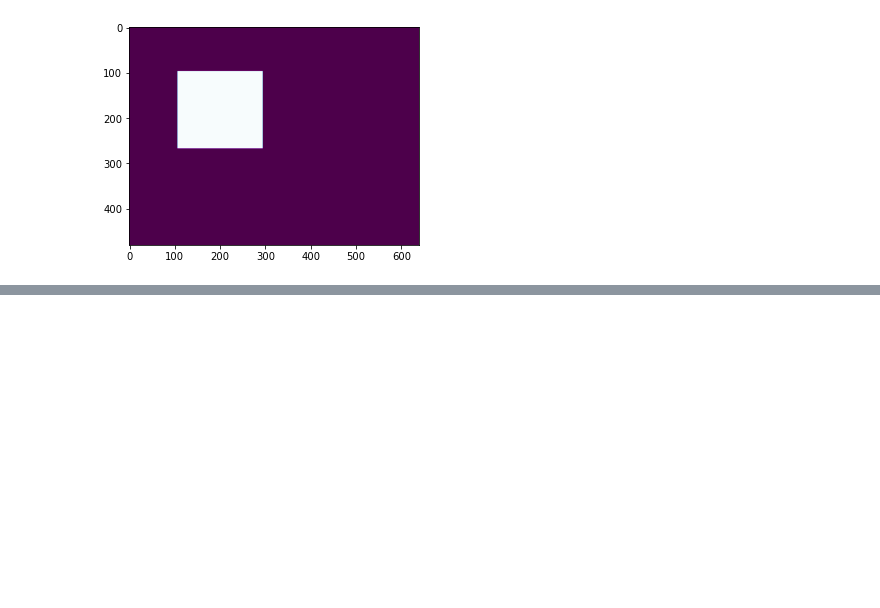
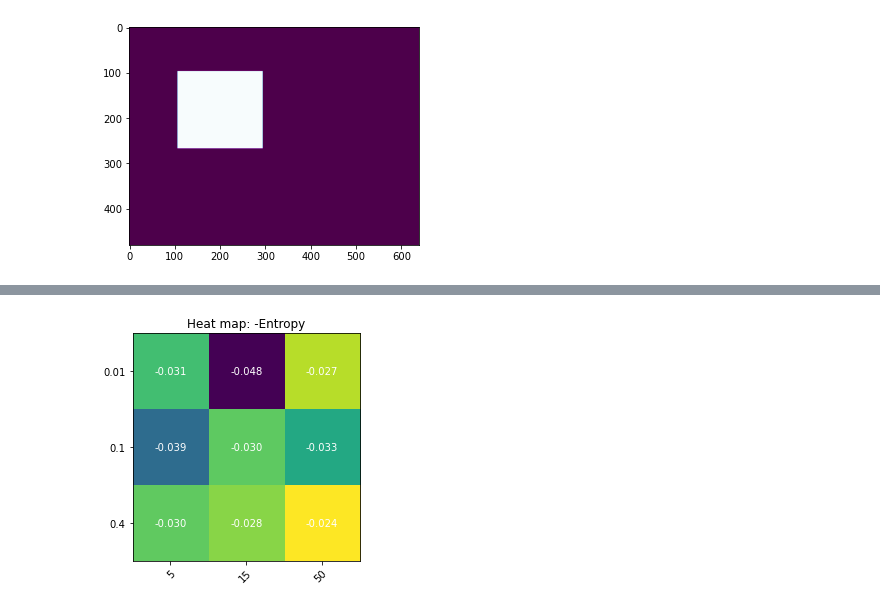
Before and after one commit to luisCossio/tarrea2C, a Jupyter notebook: plotting example.ipynb, the cells around one changed output, grey strips where cells are left out. Cells and saved outputs as stored; diff of their text form; code cells hidden in the pictures; blank space fills up the shorter version.

```diff
--- a/plotting example.ipynb
+++ b/plotting example.ipynb
@@ -47,0 +51,14 @@ plt.show()
+# %%
+fitness = np.empty([3,3])
+img_manager = dm.Filter_processor()
+# %%
+path_save = 'models'
+for mut in range(3):
+    for pop in range(3):
+        print('ind_{:d}_{:d}.pickle'.format(mut,pop))
+        name_ind = 'ind_{:d}_{:d}.pickle'.format(mut,pop)
+        file = open(path_save+'/'+name_ind, 'rb')
+        individual = pickle.load(file)
+        file.close()
+        individual.fitness(img_manager)
+        fitness[mut,pop] = individual.get_fitness()
@@ -47,0 +75,37 @@ plt.show()
+# %%
+##  population : [5,15,50]
+##  mutation: [0.01,0.1,0.5]
+import numpy as np
+import matplotlib.pyplot as plt
+# sphinx_gallery_thumbnail_number = 2
+
+mutation = ["0.01", "0.1", "0.4"]
+population = ["5", "15",'50']
+
+
+
+fig, ax = plt.subplots()
+im = ax.imshow(fitness)
+
+# We want to show all ticks...
+ax.set_xticks(np.arange(len(population)))
+ax.set_yticks(np.arange(len(mutation)))
+# ... and label them with the respective list entries
+ax.set_xticklabels(population)
+ax.set_yticklabels(mutation)
+
+# Rotate the tick labels and set their alignment.
+plt.setp(ax.get_xticklabels(), rotation=45, ha="right",
+         rotation_mode="anchor")
+
+# Loop over data dimensions and create text annotations.
+for i in range(len(mutation)):
+    for j in range(len(population)):
+        text = ax.text(j, i, '{:.3f}'.format(fitness[i, j]),
+                       ha="center", va="center", color="w")
+
+ax.set_title("Heat map: -Entropy")
+fig.tight_layout()
+plt.show()
+# %% [output]
+[figure, added]
```
Also changed, not shown: parts of 6 cells of this notebook, 19 other files.
